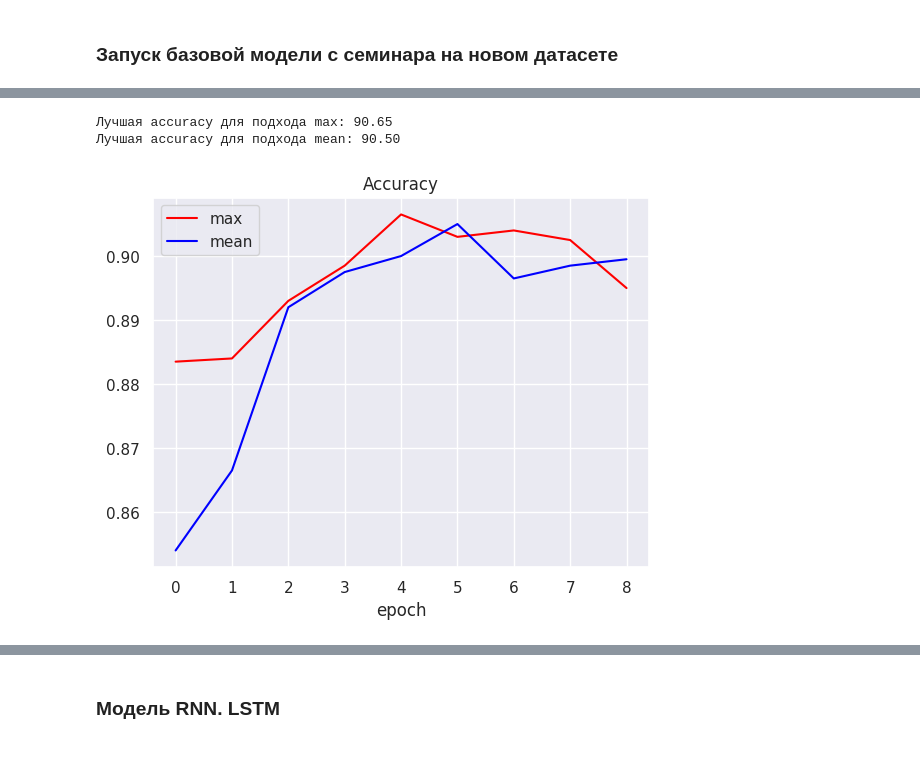
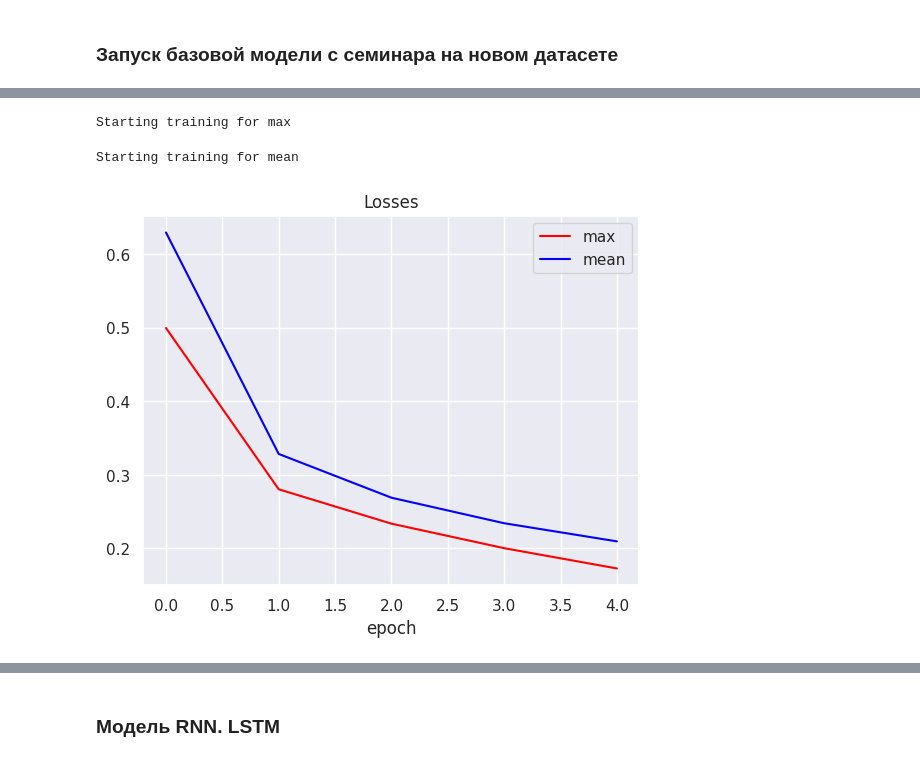
Before and after one commit to andrey-malofeykin/dls-2025, a Jupyter notebook: homeworks/002/hw_text_classification.ipynb, the cells around one changed output, grey strips where cells are left out. Drawn from its saved outputs; the diff is of its cells as text; code cells hidden in the pictures.

Commit message:
Refactor training loop into `engine` function and add helper functions for loss and accuracy visualization. Update execution metadata in notebook cells.

```diff
--- a/homeworks/002/hw_text_classification.ipynb
+++ b/homeworks/002/hw_text_classification.ipynb
@@ -231,0 +275,9 @@ eval_dataloader = DataLoader(
+# %%
+def print_losses(losses):
+    for (name, values), color in zip(losses.items(), ['red', 'blue']):
+        plt.plot(np.arange(len(losses[name])), losses[name], color=color, label=name)
+
+    plt.title('Losses')
+    plt.xlabel("epoch")
+    plt.legend()
+    plt.show()
@@ -347,13 +358,15 @@ plt.show()
-# %%
-for (name, values), color in zip(losses_type.items(), ['red', 'blue']):
-    plt.plot(np.arange(len(acc_type[name][1:])), acc_type[name][1:], color=color, label=name)
-    print(f"Лучшая accuracy для подхода {name}: {(max(acc_type[name]) * 100):.2f}")
-
-plt.title('Accuracy')
-plt.xlabel("epoch")
-plt.legend()
-plt.show()
-# %% [output]
-Лучшая accuracy для подхода max: 90.65
-Лучшая accuracy для подхода mean: 90.50
-[figure, removed]
+# %%
+
+losses_type, acc_type =  engine(
+    5,
+    train_dataloader,
+    eval_dataloader,
+    lambda aggregation_type: CharLM(hidden_dim=256, vocab_size=len(word2ind), num_classes=4, aggregation_type=aggregation_type)
+)
+# %% [output]
+Starting training for max
+Starting training for mean
+# %%
+print_losses(losses_type)
+# %% [output]
+[figure, added]
```
Also changed, not shown: parts of 12 cells of this notebook.
